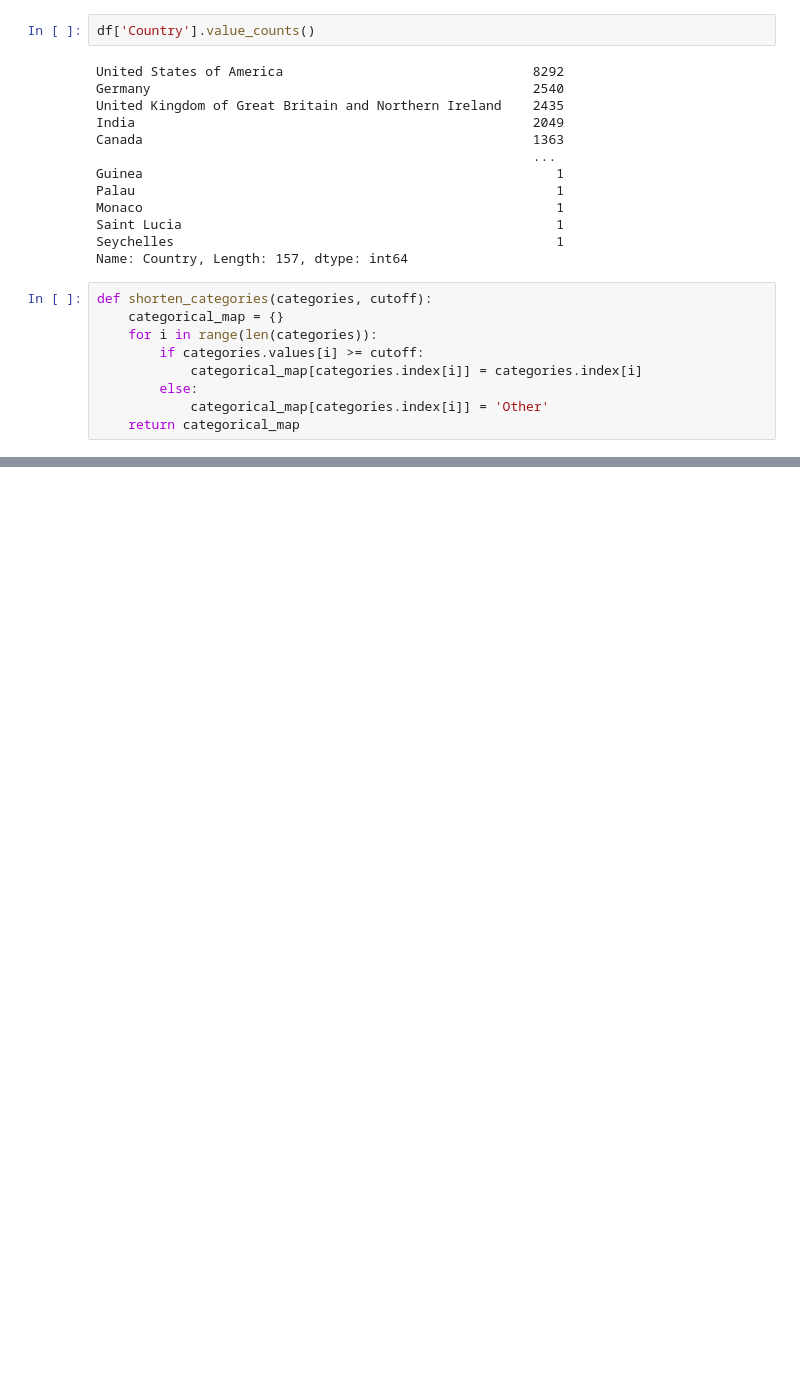
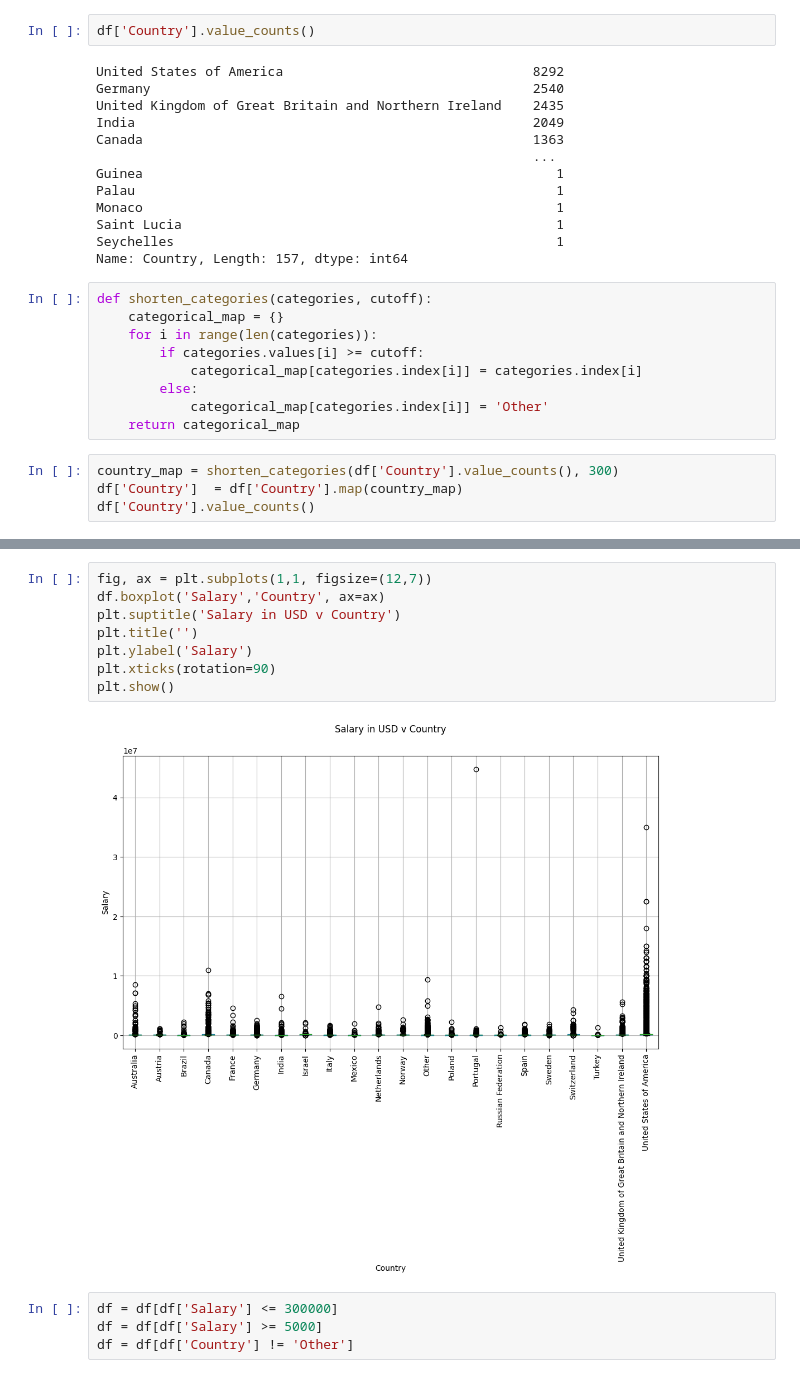
Before and after one commit to LoyumM/salary-prediction, a Jupyter notebook: EDA and model training.ipynb, the cells around one changed output, grey strips where cells are left out. Saved outputs shown, nothing was run; the diff lists cells and outputs as text; blank space fills up the shorter version.

```diff
--- a/EDA and model training.ipynb
+++ b/EDA and model training.ipynb
@@ -203,3 +195,7 @@ def shorten_categories(categories, cutoff):
         else:
             categorical_map[categories.index[i]] = 'Other'
     return categorical_map
+# %%
+country_map = shorten_categories(df['Country'].value_counts(), 300)
+df['Country']  = df['Country'].map(country_map)
+df['Country'].value_counts()
@@ -205,0 +220,14 @@ def shorten_categories(categories, cutoff):
+# %%
+fig, ax = plt.subplots(1,1, figsize=(12,7))
+df.boxplot('Salary','Country', ax=ax)
+plt.suptitle('Salary in USD v Country')
+plt.title('')
+plt.ylabel('Salary')
+plt.xticks(rotation=90)
+plt.show()
+# %% [output]
+[figure, added]
+# %%
+df = df[df['Salary'] <= 300000]
+df = df[df['Salary'] >= 5000]
+df = df[df['Country'] != 'Other']
```
Also changed, not shown: parts of 10 cells of this notebook.
